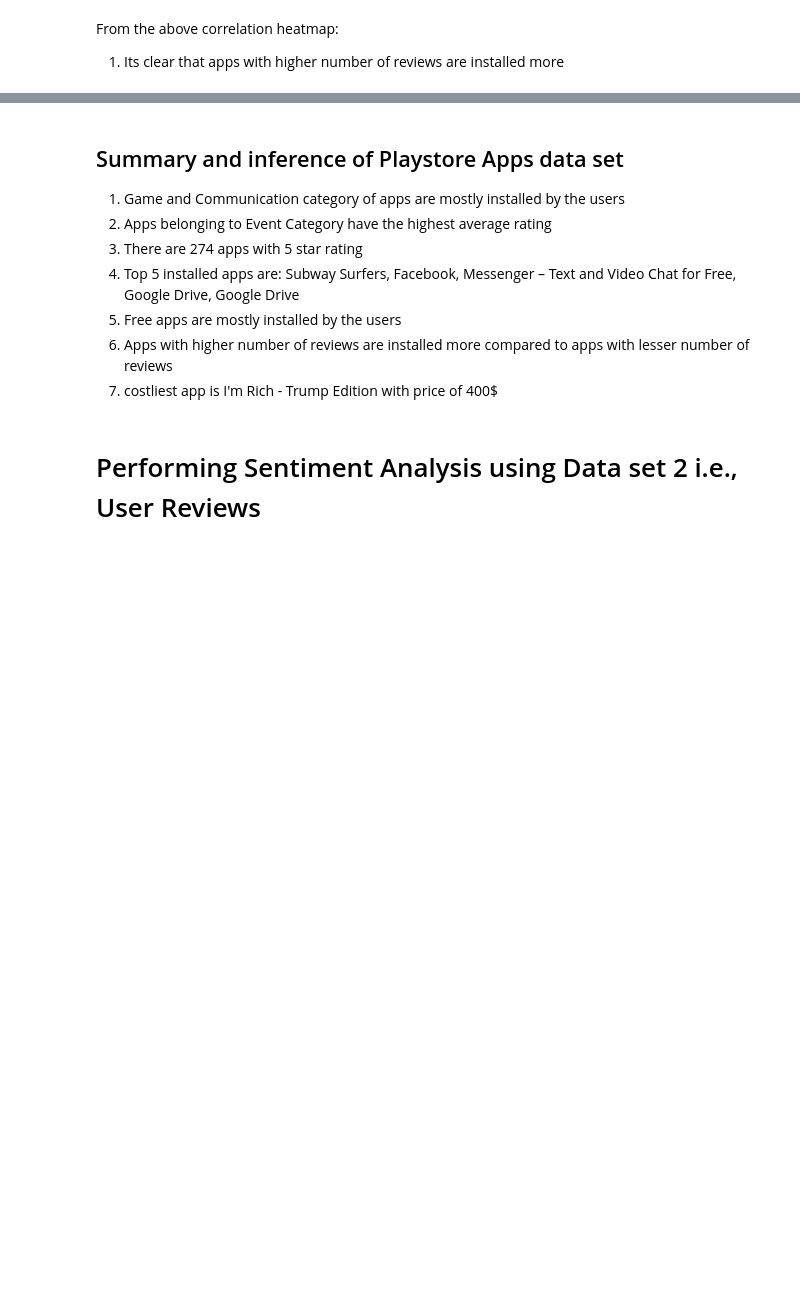
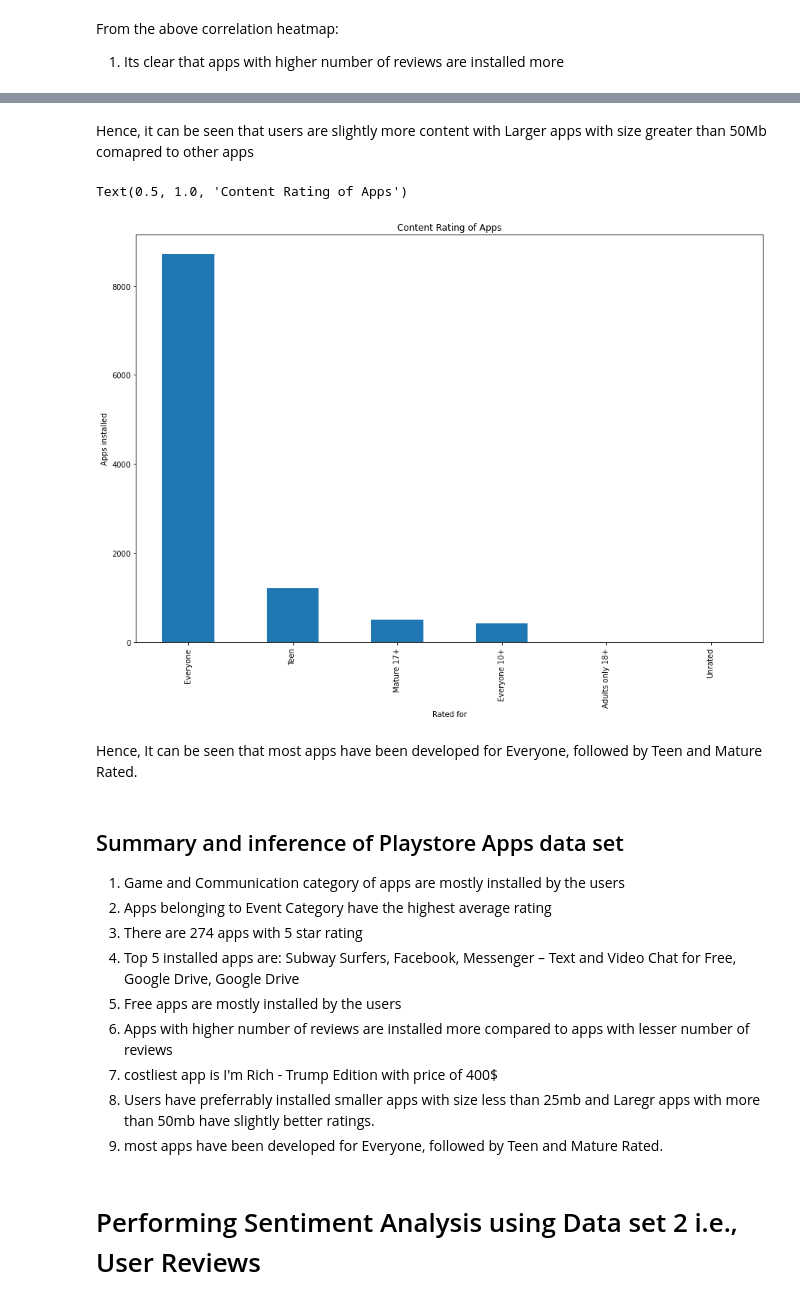
Before and after one commit to Sanjeevhegde009/EDA-Capstone-Project-Playstore-App-Data-Review, a Jupyter notebook: EDA_Capstone_Project_Playstore_App_Reviews.ipynb, the cells around one changed output, grey strips where cells are left out. Drawn from its saved outputs; the diff is of its cells as text; code cells hidden in the pictures; blank space fills up the shorter version.

```diff
--- a/EDA_Capstone_Project_Playstore_App_Reviews.ipynb
+++ b/EDA_Capstone_Project_Playstore_App_Reviews.ipynb
@@ -668,3 +713,18 @@ From the above correlation heatmap:
+# %% [markdown]
+Hence, it can be seen that users are slightly more content with Larger apps with size greater than 50Mb comapred to other apps
+# %%
+#Lets see how apps are distributed based on the content rating
+# Content rating of the apps
+content_data = app_data['Content Rating'].value_counts()
+content_data.plot(kind='bar')
+plt.xlabel('Rated for')
+plt.ylabel('Apps installed')
+plt.title('Content Rating of Apps')
+# %% [output]
+Text(0.5, 1.0, 'Content Rating of Apps')
+[figure, added]
+# %% [markdown]
+Hence, It can be seen that most apps have been developed for Everyone, followed by Teen and Mature Rated.
 # %% [markdown]
 ## Summary and inference of Playstore Apps data set
 1. Game and Communication category of apps are mostly installed by the users
@@ -674,6 +734,8 @@ From the above correlation heatmap:
 5. Free apps are mostly installed by the users
 6. Apps with higher number of reviews are installed more compared to apps with lesser number of reviews
 7. costliest app is I'm Rich - Trump Edition with price of 400$
+8. Users have preferrably installed smaller apps with size less than 25mb and Laregr apps with more than 50mb have slightly better ratings.
+9. most apps have been developed for Everyone, followed by Teen and Mature Rated.
 # %% [markdown]
 # Performing Sentiment Analysis using Data set 2 i.e., User Reviews
 # %%
```
Also changed, not shown: parts of 15 cells of this notebook.
